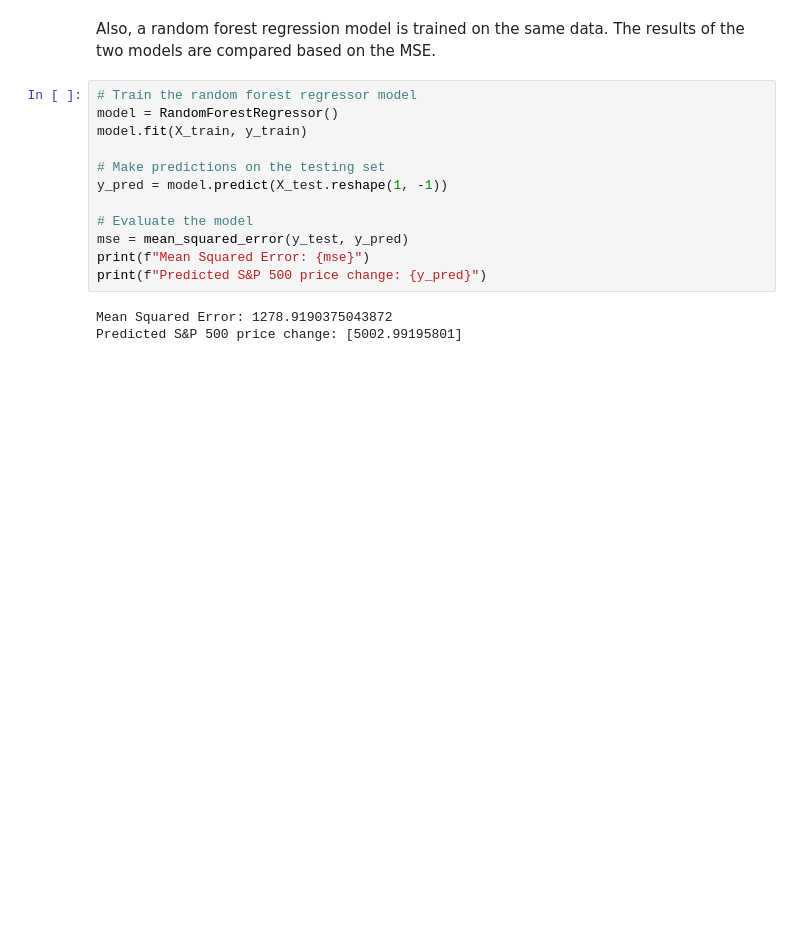
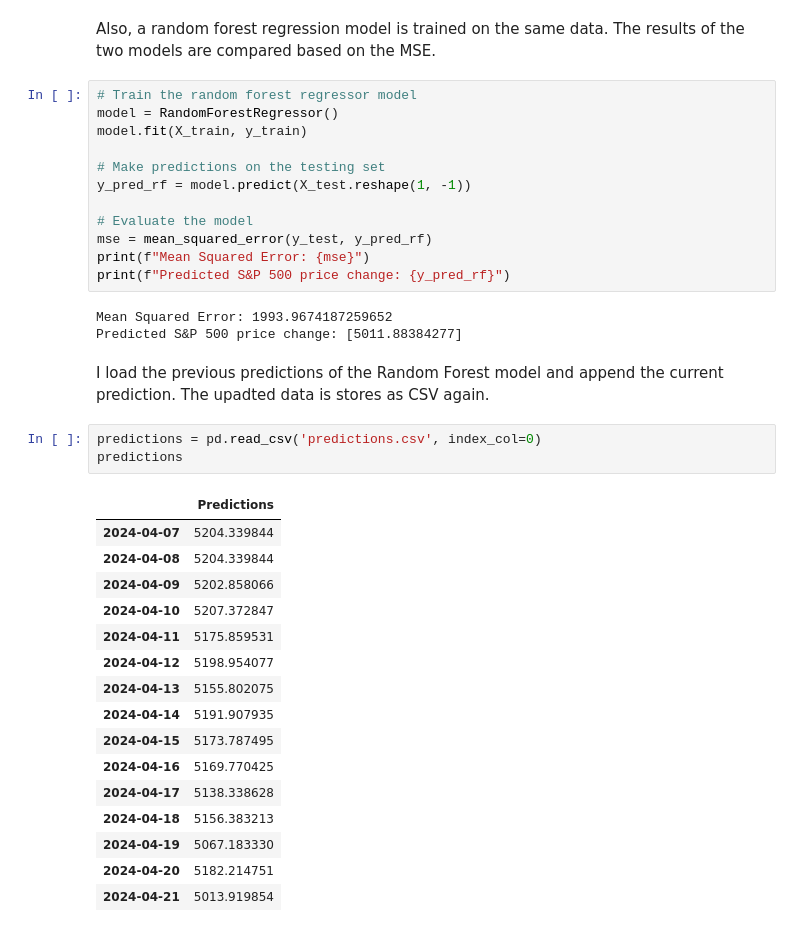
Before and after one commit to matebmx/Stock-Market-Sentiment-Analysis, a Jupyter notebook: Project.ipynb, the cells around one changed output. Saved outputs shown, nothing was run; the diff lists cells and outputs as text; blank space fills up the shorter version.

```diff
--- a/Project.ipynb
+++ b/Project.ipynb
@@ -481,12 +454,35 @@ model = RandomForestRegressor()
 model.fit(X_train, y_train)
 
 # Make predictions on the testing set
-y_pred = model.predict(X_test.reshape(1, -1))
+y_pred_rf = model.predict(X_test.reshape(1, -1))
 
 # Evaluate the model
-mse = mean_squared_error(y_test, y_pred)
+mse = mean_squared_error(y_test, y_pred_rf)
 print(f"Mean Squared Error: {mse}")
-print(f"Predicted S&P 500 price change: {y_pred}")
+print(f"Predicted S&P 500 price change: {y_pred_rf}")
 # %% [output]
-Mean Squared Error: 1278.9190375043872
-Predicted S&P 500 price change: [5002.99195801]
+Mean Squared Error: 1993.9674187259652
+Predicted S&P 500 price change: [5011.88384277]
+# %% [markdown]
+I load the previous predictions of the Random Forest model and append the current prediction.
+The upadted data is stores as CSV again.
+# %%
+predictions = pd.read_csv('predictions.csv', index_col=0)
+predictions
+# %% [output]
+|  | Predictions |
+| 2024-04-07 | 5204.339844 |
+| 2024-04-08 | 5204.339844 |
+| 2024-04-09 | 5202.858066 |
+| 2024-04-10 | 5207.372847 |
+| 2024-04-11 | 5175.859531 |
+| 2024-04-12 | 5198.954077 |
+| 2024-04-13 | 5155.802075 |
+| 2024-04-14 | 5191.907935 |
+| 2024-04-15 | 5173.787495 |
+| 2024-04-16 | 5169.770425 |
+| 2024-04-17 | 5138.338628 |
+| 2024-04-18 | 5156.383213 |
+| 2024-04-19 | 5067.183330 |
+| 2024-04-20 | 5182.214751 |
+| 2024-04-21 | 5013.919854 |
```
Also changed, not shown: parts of 9 cells of this notebook, 1 other file.
